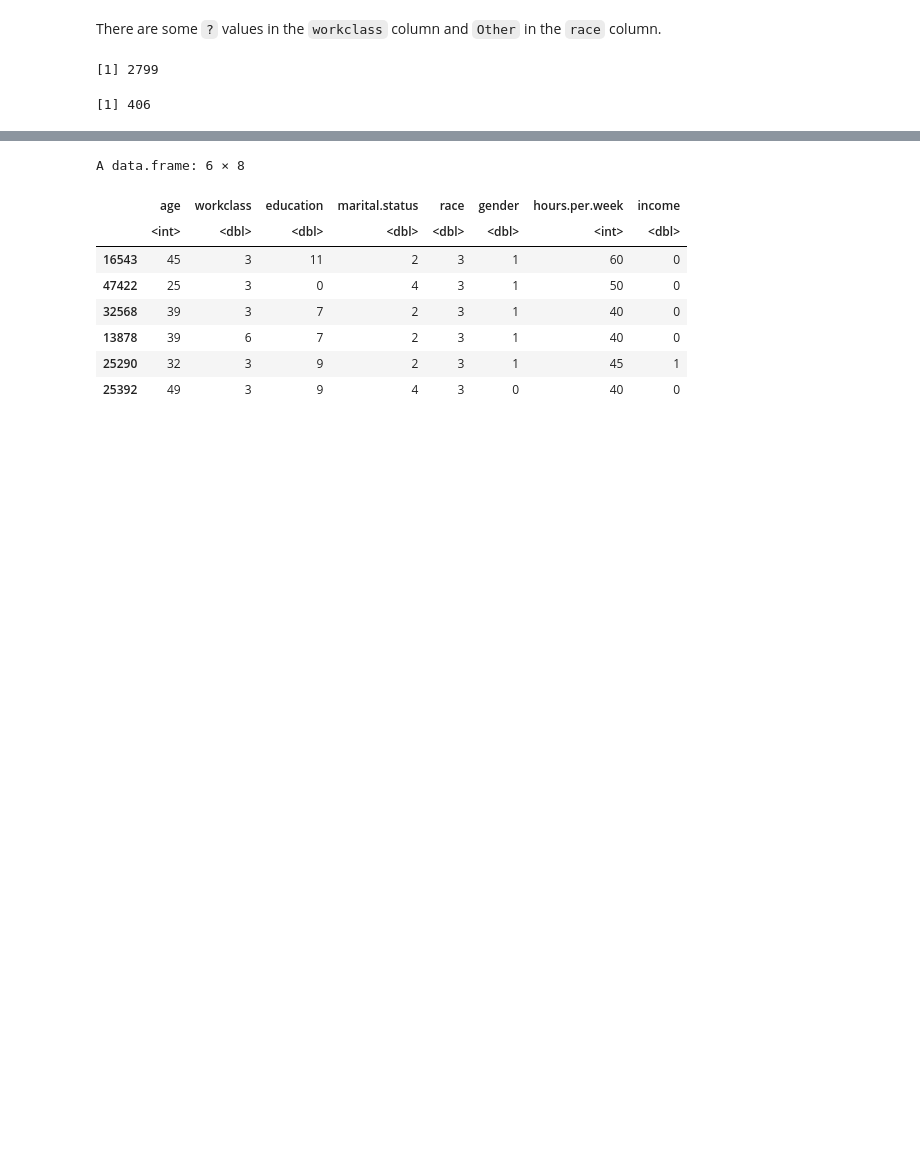
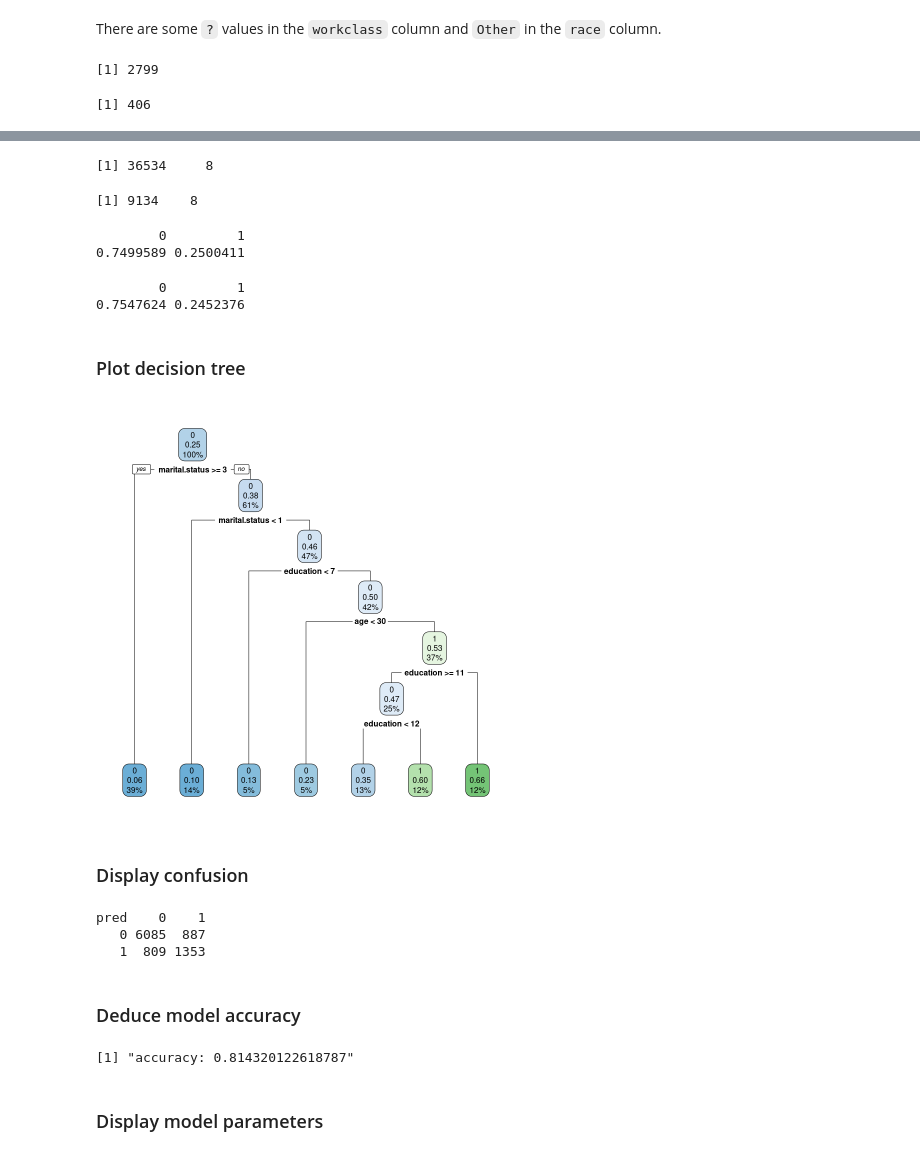
Before and after one commit to jorislimonier/uca-msc-dsai, a Jupyter notebook: R_processing_large_datasets/lecture08/assignment06.ipynb, the cells around one changed output, grey strips where cells are left out. Saved outputs shown, nothing was run; the diff lists cells and outputs as text; code cells hidden in the pictures; blank space fills up the shorter version.

```diff
--- a/R_processing_large_datasets/lecture08/assignment06.ipynb
+++ b/R_processing_large_datasets/lecture08/assignment06.ipynb
@@ -160,14 +122,60 @@ A data.frame: 20 × 8
-# %%
-shuffle_index <- sample(1:nrow(adult))
-shuffled_adults <- adult[shuffle_index,]
-head(shuffled_adults)
-# %% [output]
-A data.frame: 6 × 8
-|  | age | workclass | education | marital.status | race | gender | hours.per.week | income |
-|  | <int> | <dbl> | <dbl> | <dbl> | <dbl> | <dbl> | <int> | <dbl> |
-| 16543 | 45 | 3 | 11 | 2 | 3 | 1 | 60 | 0 |
-| 47422 | 25 | 3 | 0 | 4 | 3 | 1 | 50 | 0 |
-| 32568 | 39 | 3 | 7 | 2 | 3 | 1 | 40 | 0 |
-| 13878 | 39 | 6 | 7 | 2 | 3 | 1 | 40 | 0 |
-| 25290 | 32 | 3 | 9 | 2 | 3 | 1 | 45 | 1 |
-| 25392 | 49 | 3 | 9 | 4 | 3 | 0 | 40 | 0 |
+# %%
+create_train_test <- function(data, size=0.8, train=TRUE, seed=TRUE){
+    if (seed) {
+        set.seed(42)
+    }
+    smp_size <- floor(size * nrow(data))
+    train_ind <- sample(seq_len(nrow(data)), size = smp_size)
+
+    if (train) {
+        return (data[train_ind, ])
+    } else {
+        return (data[-train_ind, ])
+    }
+}
+data_train <- create_train_test(adult, size=0.8, train=TRUE)
+data_test <- create_train_test(adult, size=0.8, train=FALSE)
+# X_train <- select(data_train, -income)
+# y_train <- select(data_train, income)
+# X_test <- select(data_test, -income)
+# y_test <- select(data_test, income)
+# %%
+dim(data_train)
+dim(data_test)
+# %% [output]
+[1] 36534     8
+[1] 9134    8
+# %%
+prop.table(table(data_train$income))
+prop.table(table(data_test$income))
+# %% [output]
+        0         1
+0.7499589 0.2500411
+        0         1
+0.7547624 0.2452376
+# %% [markdown]
+### Plot decision tree
+# %%
+fit <- rpart(income~., data_train, method="class")
+rpart.plot(fit, extra=106)
+# %% [output]
+[figure, added]
+# %% [markdown]
+### Display confusion
+# %%
+pred <- predict(fit, data_test, type="class")
+conf_mat <- table(pred, data_test$income)
+print(conf_mat)
+# %% [output]
+pred    0    1
+   0 6085  887
+   1  809 1353
+# %% [markdown]
+### Deduce model accuracy
+# %%
+accuracy <- sum(diag(conf_mat)) / sum(conf_mat)
+print(paste("accuracy:", accuracy))
+# %% [output]
+[1] "accuracy: 0.814320122618787"
+# %% [markdown]
+### Display model parameters
```
Also changed, not shown: parts of 15 cells of this notebook, 1 other file.
